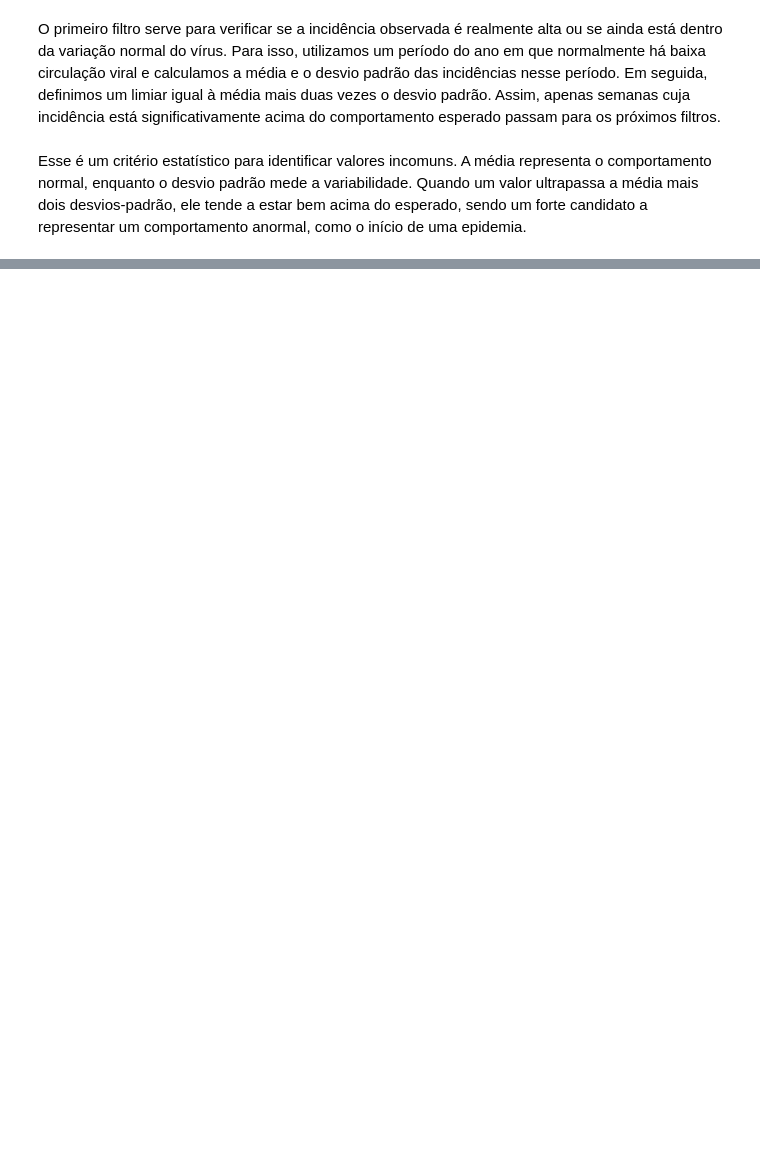
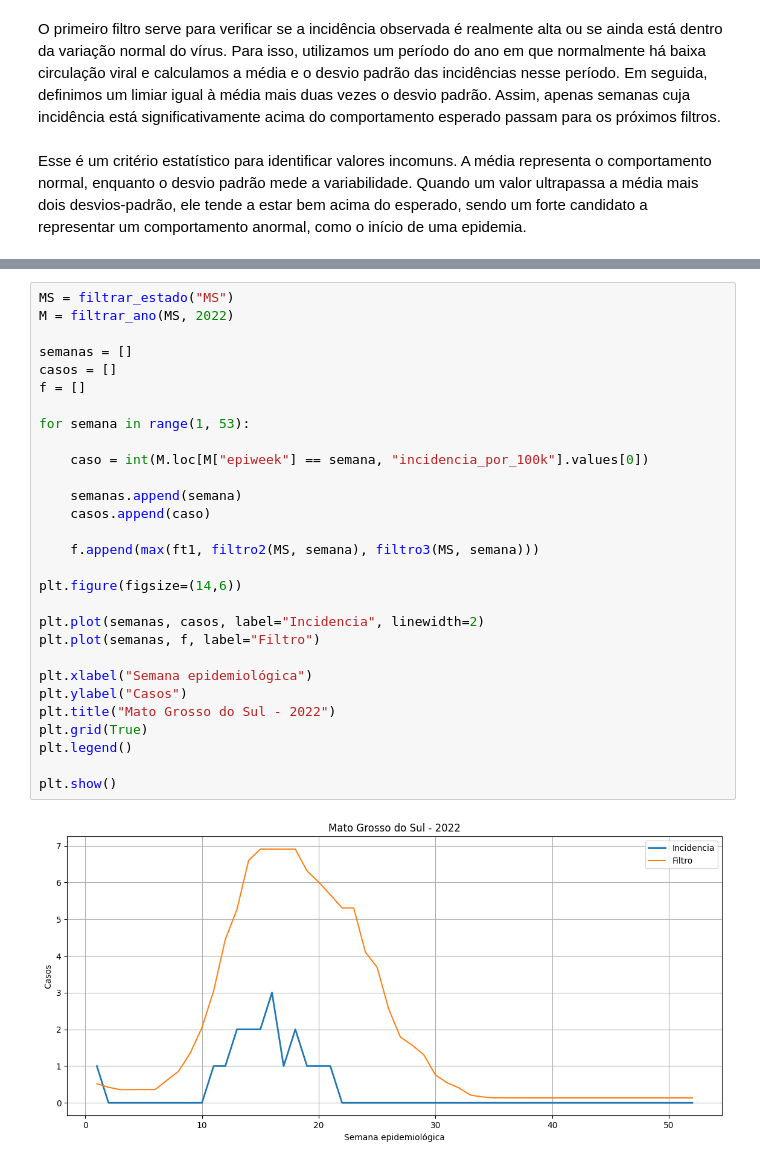
Before and after one commit to NataliaBrandaodeSousa/Picme-Modelagem-Estat-stica-de-doen-as-infecciosas, a Jupyter notebook: 01_exploracao.ipynb, the cells around one changed output, grey strips where cells are left out. Drawn from its saved outputs; the diff is of its cells as text; blank space fills up the shorter version.

```diff
--- a/01_exploracao.ipynb
+++ b/01_exploracao.ipynb
@@ -729,0 +726,31 @@ Calcula o Filtro 1 para todos os estados das regiões Sul, Sudeste e Centro-Oest
+# %%
+MS = filtrar_estado("MS")
+M = filtrar_ano(MS, 2022)
+
+semanas = []
+casos = []
+f = []
+
+for semana in range(1, 53):
+
+    caso = int(M.loc[M["epiweek"] == semana, "incidencia_por_100k"].values[0])
+
+    semanas.append(semana)
+    casos.append(caso)
+
+    f.append(max(ft1, filtro2(MS, semana), filtro3(MS, semana)))
+
+plt.figure(figsize=(14,6))
+
+plt.plot(semanas, casos, label="Incidencia", linewidth=2)
+plt.plot(semanas, f, label="Filtro")
+
+plt.xlabel("Semana epidemiológica")
+plt.ylabel("Casos")
+plt.title("Mato Grosso do Sul - 2022")
+plt.grid(True)
+plt.legend()
+
+plt.show()
+# %% [output]
+[figure, added]
```
Also changed, not shown: parts of 105 cells of this notebook.
